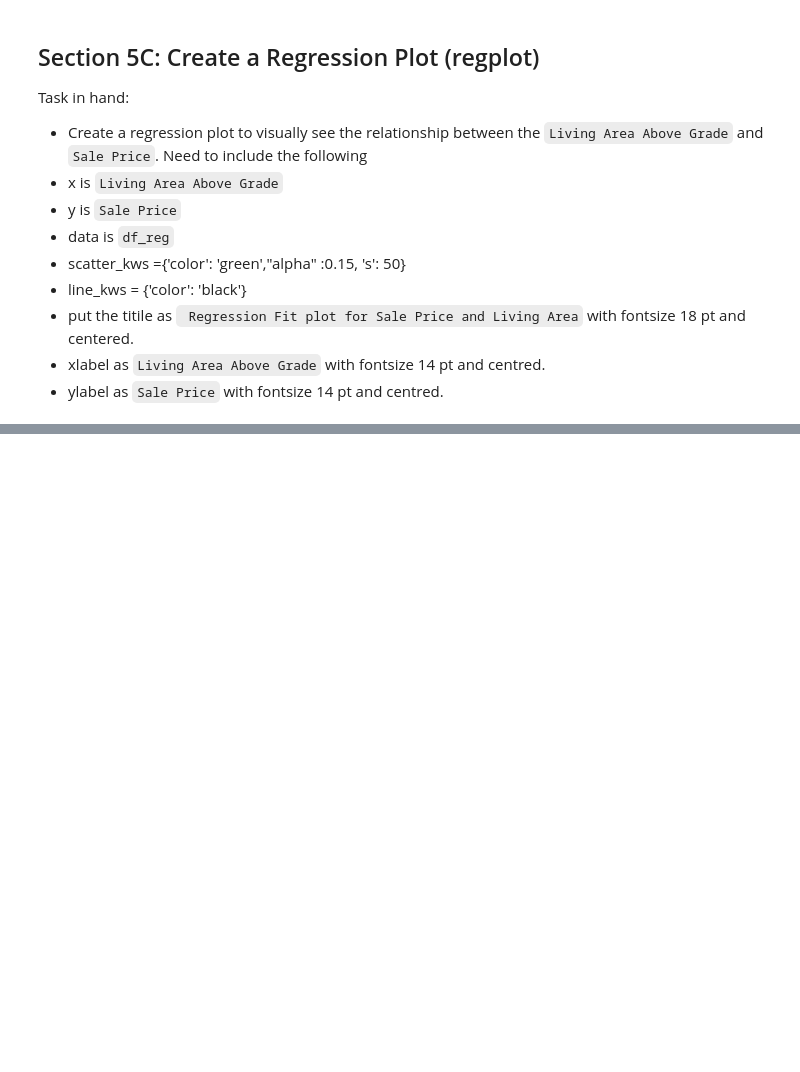
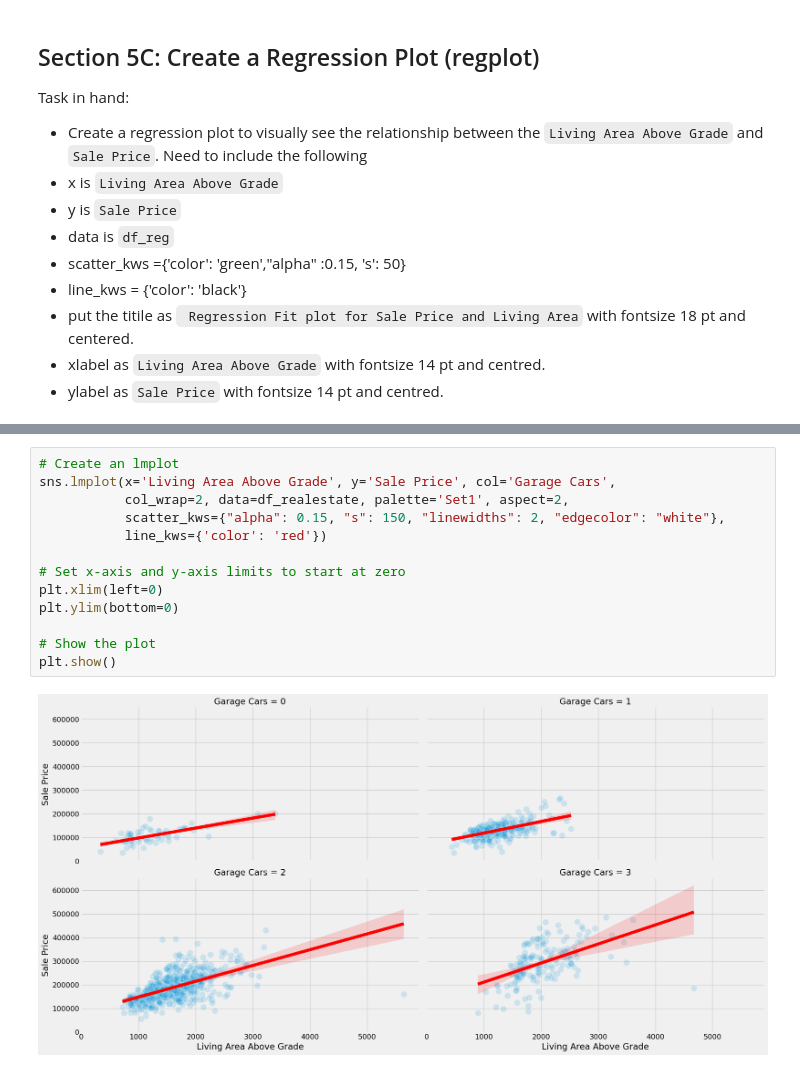
Before and after one commit to IKSHRESTHA/Data-Understanding-Assignment-MTSU, a Jupyter notebook: HW03/HW03_ShresthaK.ipynb, the cells around one changed output, grey strips where cells are left out. Drawn from its saved outputs; the diff is of its cells as text; blank space fills up the shorter version.

```diff
--- a/HW03/HW03_ShresthaK.ipynb
+++ b/HW03/HW03_ShresthaK.ipynb
@@ -168,0 +211,15 @@ plt.show()
+# %%
+# Create an lmplot
+sns.lmplot(x='Living Area Above Grade', y='Sale Price', col='Garage Cars',
+           col_wrap=2, data=df_realestate, palette='Set1', aspect=2,
+           scatter_kws={"alpha": 0.15, "s": 150, "linewidths": 2, "edgecolor": "white"},
+           line_kws={'color': 'red'})
+
+# Set x-axis and y-axis limits to start at zero
+plt.xlim(left=0)
+plt.ylim(bottom=0)
+
+# Show the plot
+plt.show()
+# %% [output]
+[figure, added]
```
Also changed, not shown: parts of 17 cells of this notebook.
